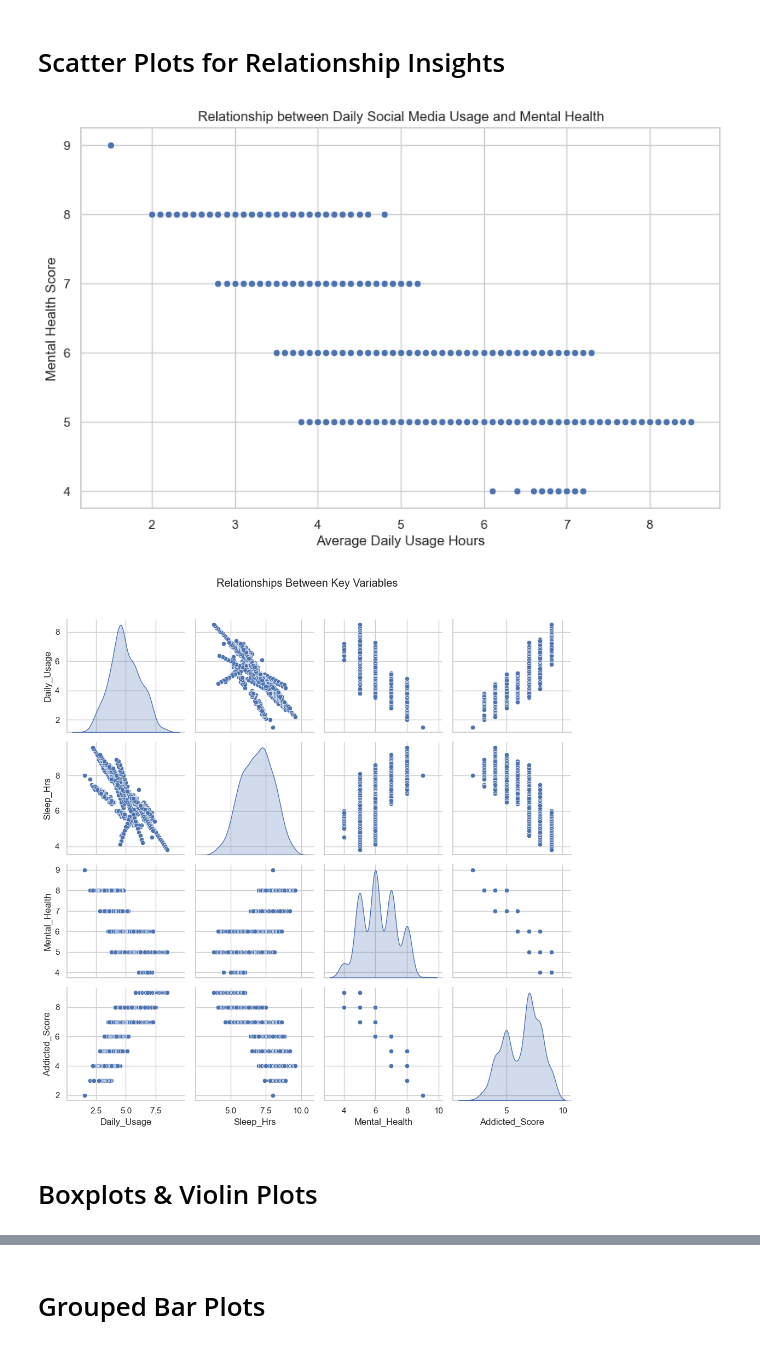
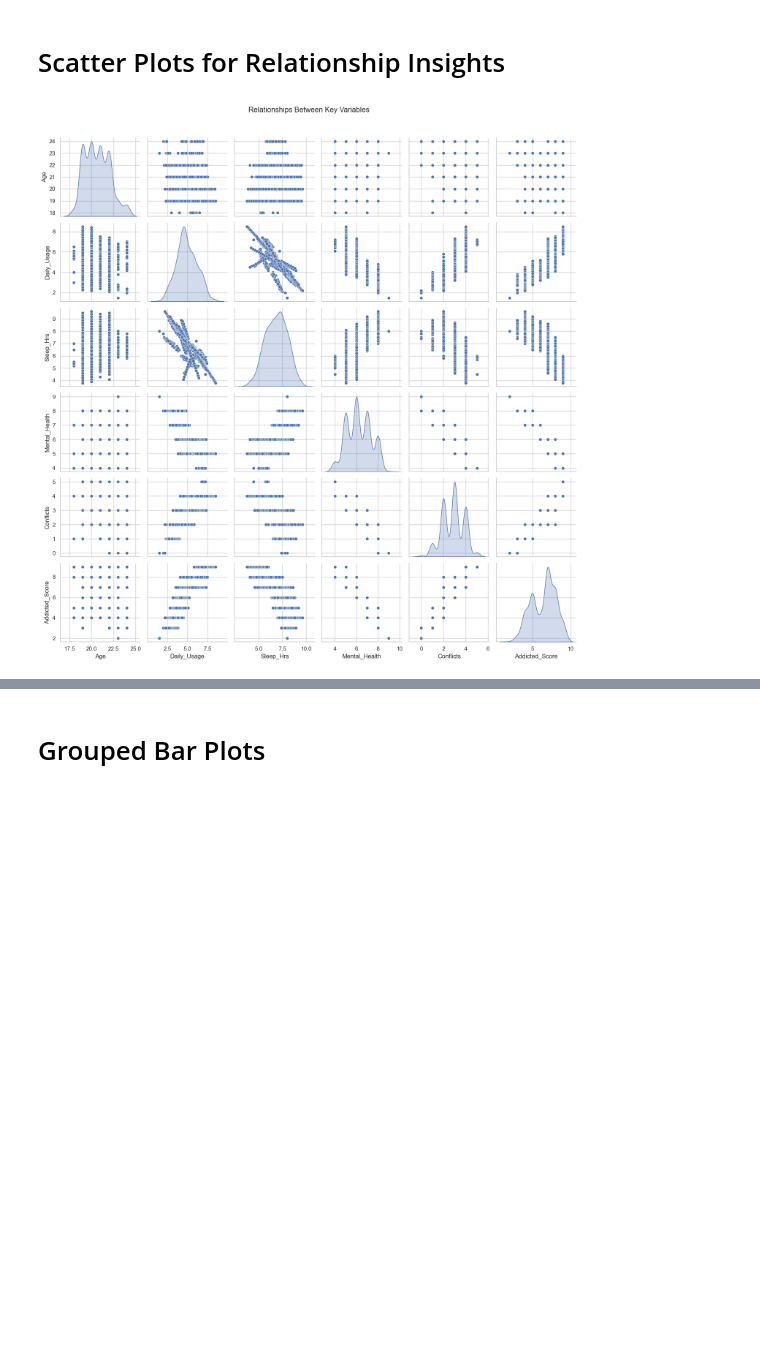
Before and after one commit to numberwrangler/SDS-CP029-social-sphere, a Jupyter notebook: submissions/team-members/bob-hosseini/notebooks/01_EDA_SocialSphere.ipynb, the cells around one changed output, grey strips where cells are left out. Saved outputs shown, nothing was run; the diff lists cells and outputs as text; code cells hidden in the pictures; blank space fills up the shorter version.

```diff
--- a/submissions/team-members/bob-hosseini/notebooks/01_EDA_SocialSphere.ipynb
+++ b/submissions/team-members/bob-hosseini/notebooks/01_EDA_SocialSphere.ipynb
@@ -382,23 +434,12 @@ plot_correlation_matrix(df_data, numerical_cols, method='pearson')
 # %% [markdown]
 # Scatter Plots for Relationship Insights
 # %%
-# Example: Usage Hours vs Mental Health Score
-plt.figure(figsize=(10, 6))
-sns.scatterplot(data=df_data, x='Daily_Usage', y='Mental_Health')
-plt.title('Relationship between Daily Social Media Usage and Mental Health')
-plt.xlabel('Average Daily Usage Hours')
-plt.ylabel('Mental Health Score')
-plt.show()
-
 # Pairplot for selected features
 selected_features = ['Daily_Usage', 'Sleep_Hrs',
                      'Mental_Health', 'Addicted_Score']
-sns.pairplot(df_data[selected_features], diag_kind='kde')
+sns.pairplot(df_data[num_cols], diag_kind='kde')
 plt.suptitle('Relationships Between Key Variables', y=1.02)
 plt.tight_layout()
 plt.show()
 # %% [output]
-[figure, old version]
+[figure, new version]
-[figure, removed]
-# %% [markdown]
- # Boxplots & Violin Plots
```
Also changed, not shown: parts of 25 cells of this notebook, 2 other files.
